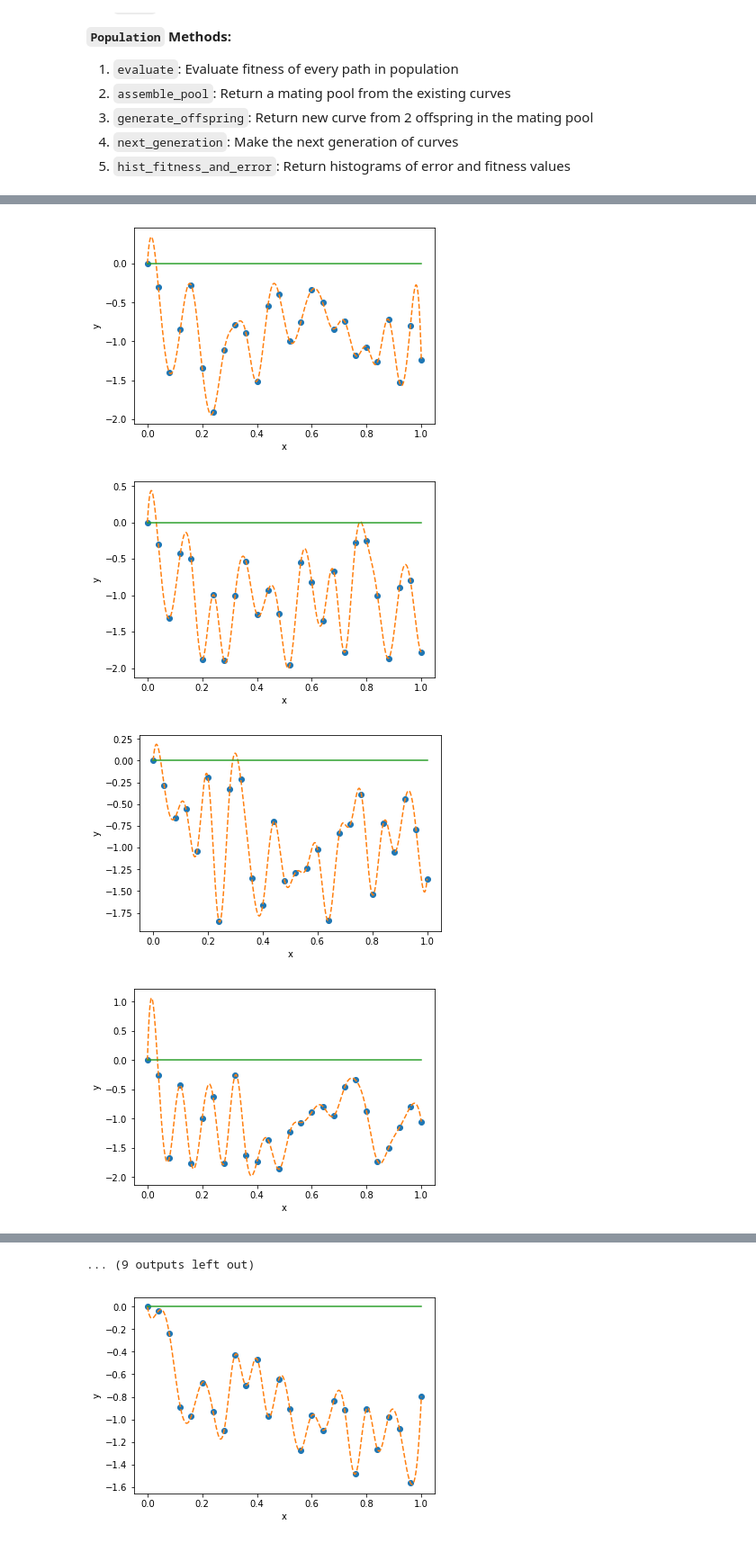
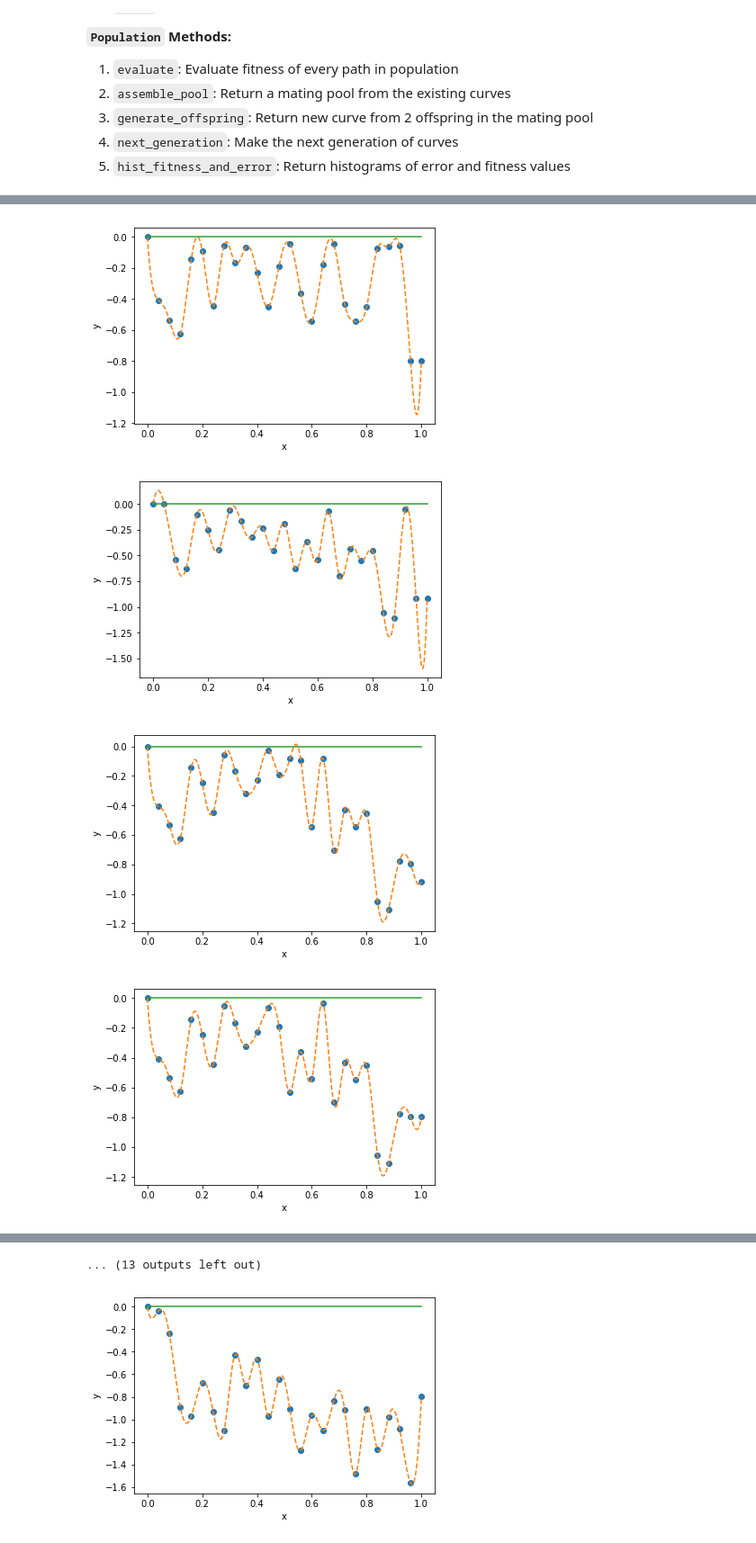
Before and after one commit to eigenvivek/Genetic-Brachistochrone, a Jupyter notebook: manuscript.ipynb, the cells around one changed output, grey strips where cells are left out. Shown at 90% size. Saved outputs shown, nothing was run; the diff lists cells and outputs as text; code cells hidden in the pictures.

```diff
--- a/genetic-brachistochrone.ipynb
+++ b/manuscript.ipynb
@@ -286,7 +286,7 @@ class Path():
         f = interp1d(x, y, kind='linear')
 
         # Make the domain
-        x = np.linspace(0,1,26)
+        x = np.linspace(0,1,101)
         y = []
 
         # Fill in the range
@@ -300,7 +300,7 @@ class Path():
 
             # For every point excluding the boundary, add uniform noise
             else:
-                y.append(f(coord) + np.random.uniform(-1,0))
+                y.append(f(coord) + np.random.uniform(-1, 0))
 
         # Iterpolate the data (x, y) to create the path
         f2 = UnivariateSpline(x, y, k=4, s=0)
@@ -322,10 +322,12 @@ class Path():
             else:
                 child_y[i] = partner.y[i+1]
 
-            for i in range(len(child_y)):
-                # If the random float is less than the mutation rate, then that y-coord is random
-                if np.random.uniform(0, 1) < self.mutation_rate:
-                    child_y[i] = np.random.uniform(-2, -0.1)
+            if 1 == 2:
+                for i in range(len(child_y)):
+                    # If the random float is less than the mutation rate, then that y-coord is random
+                    if np.random.uniform(0, 1) < self.mutation_rate:
+                        child_y[i] = np.random.uniform(-2, -0.1)
+
         child_y.insert(0, 0)
         child_y.insert(-1, self.y[-1])
 
@@ -333,7 +335,7 @@ class Path():
         for i in range(len(child_y)):
             # If the random float is less than the mutation rate, then that y-coord is random
             if np.random.uniform(0, 1) < self.mutation_rate:
-                child_y[i] = np.random.uniform(-2, -0.1)
+                child_y[i] = np.random.uniform(0, -0.1)
 
         # Return the interpolated child path
         x = np.linspace(0,1,26)
@@ -352,7 +354,7 @@ class Path():
 
         # Integrate dt over the domain [0,1]
         try:
-            T = integrate.quad(dt, a=0, b=1, limit=250)
+            T = integrate.quad(dt, a=0, b=1, limit=500)
             T_inv = T[0] ** (-1)
             err = T[1]
             self.valid = True
@@ -521,9 +523,9 @@ class Population():
         plt.tight_layout()
         plt.show()
 # %%
-pop = Population(n_paths=50)
+pop = Population(n_paths=25)
 
-for i in range(1):
+for i in range(10):
 
     pop.evaluate()
 
@@ -584,4 +557,4 @@ zeros
 # %%
-for i in zeros:
+for i in range(pop.population_size):
     pop.population[i].visualize()
 # %% [output]
@@ -590,4 +563,4 @@ for i in zeros:
-[figure, old version]
+[figure, new version]
-[figure, old version]
+[figure, new version]
-[figure, old version]
+[figure, new version]
-[figure, old version]
+[figure, new version]
@@ -600,4 +573,4 @@ for i in zeros:
-... (9 outputs left out)
+... (13 outputs left out)
 # %%
 pop.population[4].parent_A.visualize()
 # %% [output]
```
Also changed, not shown: parts of 6 cells of this notebook.
